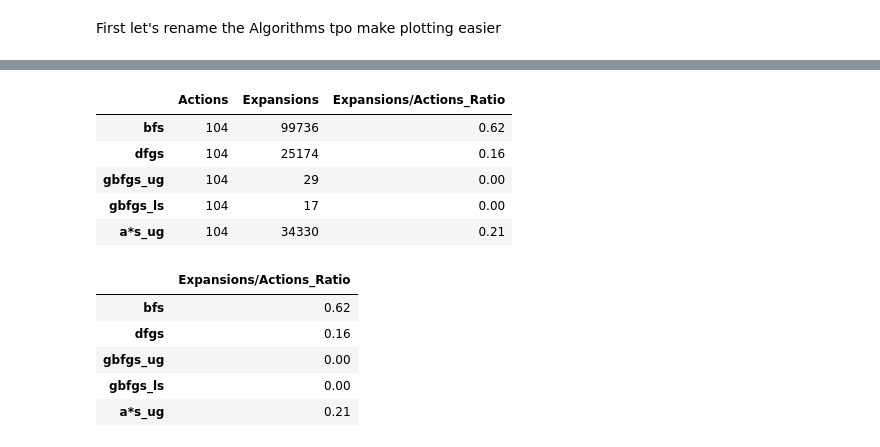
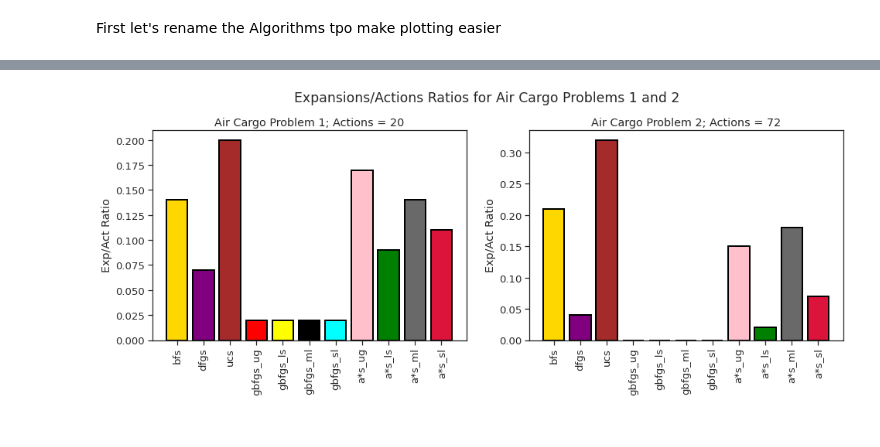
Before and after one commit to Lawrence-Krukrubo/Building-a-Forward-Planning-Agent, a Jupyter notebook: forward_planning_agent_analysis.ipynb, the cells around one changed output, grey strips where cells are left out. Cells and saved outputs as stored; diff of their text form; code cells hidden in the pictures.

```diff
--- a/forward_planning_agent_analysis.ipynb
+++ b/forward_planning_agent_analysis.ipynb
@@ -145,27 +108,7 @@ sum(chart['Expansions/Actions_Ratio'])
-# %%
-chart['Expansions/Actions_Ratio'] = np.round(chart['Expansions/Actions_Ratio'] / sum(chart['Expansions/Actions_Ratio']),2)
-chart.head()
-# %% [output]
-|  | Actions | Expansions | Expansions/Actions_Ratio |
-| bfs | 104 | 99736 | 0.62 |
-| dfgs | 104 | 25174 | 0.16 |
-| gbfgs_ug | 104 | 29 | 0.00 |
-| gbfgs_ls | 104 | 17 | 0.00 |
-| a*s_ug | 104 | 34330 | 0.21 |
-# %%
-chart.drop(['Actions', 'Expansions'], axis=1, inplace=True)
-chart.head()
-# %% [output]
-|  | Expansions/Actions_Ratio |
-| bfs | 0.62 |
-| dfgs | 0.16 |
-| gbfgs_ug | 0.00 |
-| gbfgs_ls | 0.00 |
-| a*s_ug | 0.21 |
 # %%
-def get_chart(table):
-    chart = table.loc[:, ['Actions', 'Expansions']]
-    actions = chart['Actions'][0]
+def get_chart(table, select_list=[], new_column=''):
+    chart = table.loc[:, select_list]
+    actions = table['Actions'][0]
     problem = table['Problem'][0]
     if len(chart) == 11:
         chart.index = index_12
@@ -173,54 +116,66 @@ def get_chart(table):
         chart.index = index_34
 
     # Next, let's get the ratio of Expansions to Actions
-    chart['Expansions/Actions_Ratio'] = np.round(chart['Expansions'] // chart['Actions'])
+    chart[new_column] = chart[select_list[0]] / actions
 
     # Let's normalize the ratio between 0 and 1 to make plotting easier
-    chart['Expansions/Actions_Ratio'] = np.round(chart['Expansions/Actions_Ratio'] / sum(chart['Expansions/Actions_Ratio']),2)
 
+    chart[new_column] = np.round(chart[new_column] / np.sum(chart[new_column]),2)
     # Let's drop the columns we don't need for the plot
-    chart.drop(['Actions', 'Expansions'], axis=1, inplace=True)
+    chart.drop(select_list, axis=1, inplace=True)
 
     return chart, actions, problem
 # %%
-def plot_bar_chart(chart_1, chart_2, problem):
+def plot_bar_chart(chart_1, chart_2, problem, new_column, suptitle1, suptitle2, ylabel):
     plt.figure(figsize=(16,5))
     sns.set(font_scale=1.2)
     sns.set_style('ticks') # change background to white background
 
     if problem in [1, 2]:
-        plt.suptitle('Expansions/Actions Ratios for Air Cargo Problems 1 and 2', y=1.02)
+        plt.suptitle(suptitle1, y=1.02)
         # For Problem 1
         plt.subplot(121)
         color_list = ['gold','purple','brown', 'red', 'yellow', 'black', 'aqua', 'pink',
                     'green', 'dimgray', 'crimson']
-        plt.bar(x=chart_1.index, height=chart_1['Expansions/Actions_Ratio'], data=chart_1, color= color_list)
+        plt.bar(x=chart_1.index, height=chart_1[new_column], data=chart_1, color= color_list, linewidth=2, edgecolor='black')
         plt.title(f'{ch1_problem}; Actions = {ch1_actions}')
         plt.xticks(np.arange(len(chart_1)), chart_1.index, rotation='vertical')
-        plt.ylabel('Exp/Act Ratio')
+        plt.ylabel(ylabel)
 
         # For Problem 2
         plt.subplot(122)
-        plt.bar(x=chart_2.index, height=chart_2['Expansions/Actions_Ratio'], data=chart_2, color= color_list)
+        plt.bar(x=chart_2.index, height=chart_2[new_column], data=chart_2, color= color_list, linewidth=2, edgecolor='black')
         plt.title(f'{ch2_problem}; Actions = {ch2_actions}')
         plt.xticks(np.arange(len(chart_2)), chart_2.index, rotation='vertical')
-        plt.ylabel('Exp/Act Ratio')
+        plt.ylabel(ylabel)
 
     else:
-        plt.suptitle('Expansions/Actions Ratios for Air Cargo Problems 3 and 4', y=1.02)
+        plt.suptitle(suptitle2, y=1.02)
         # For Problem 1
         plt.subplot(121)
         color_list = ['crimson','purple','brown', 'red', 'yellow', 'black']
-        plt.bar(x=chart_1.index, height=chart_1['Expansions/Actions_Ratio'], data=chart_1, color= color_list)
+        plt.bar(x=chart_1.index, height=chart_1[new_column], data=chart_1, color= color_list, linewidth=2, edgecolor='black')
         plt.title(f'{ch1_problem}; Actions = {ch1_actions}')
         plt.xticks(np.arange(len(chart_1)), chart_1.index, rotation='vertical')
-        plt.ylabel('Exp/Act Ratio')
+        plt.ylabel(ylabel)
 
         # For Problem 2
         plt.subplot(122)
-        plt.bar(x=chart_2.index, height=chart_2['Expansions/Actions_Ratio'], data=chart_2, color= color_list)
+        plt.bar(x=chart_2.index, height=chart_2[new_column], data=chart_2, color= color_list, linewidth=2, edgecolor='black')
         plt.title(f'{ch2_problem}; Actions = {ch2_actions}')
         plt.xticks(np.arange(len(chart_2)), chart_2.index, rotation='vertical')
-        plt.ylabel('Exp/Act Ratio')
+        plt.ylabel(ylabel)
 
     plt.show()
+# %%
+new_col = 'Expansions/Actions_Ratio'
+suptitle1 = 'Expansions/Actions Ratios for Air Cargo Problems 1 and 2'
+suptitle2 = 'Expansions/Actions Ratios for Air Cargo Problems 3 and 4'
+ylabel = 'Exp/Act Ratio'
+
+chart_1, ch1_actions, ch1_problem = get_chart(prob_1, ['Expansions', 'Actions'], new_col)
+chart_2, ch2_actions, ch2_problem = get_chart(prob_2, ['Expansions', 'Actions'], new_col)
+# %%
+plot_bar_chart(chart_1, chart_2, 2, new_col, suptitle1, suptitle2, ylabel)
+# %% [output]
+[figure, added]
```
Also changed, not shown: parts of 18 cells of this notebook.
